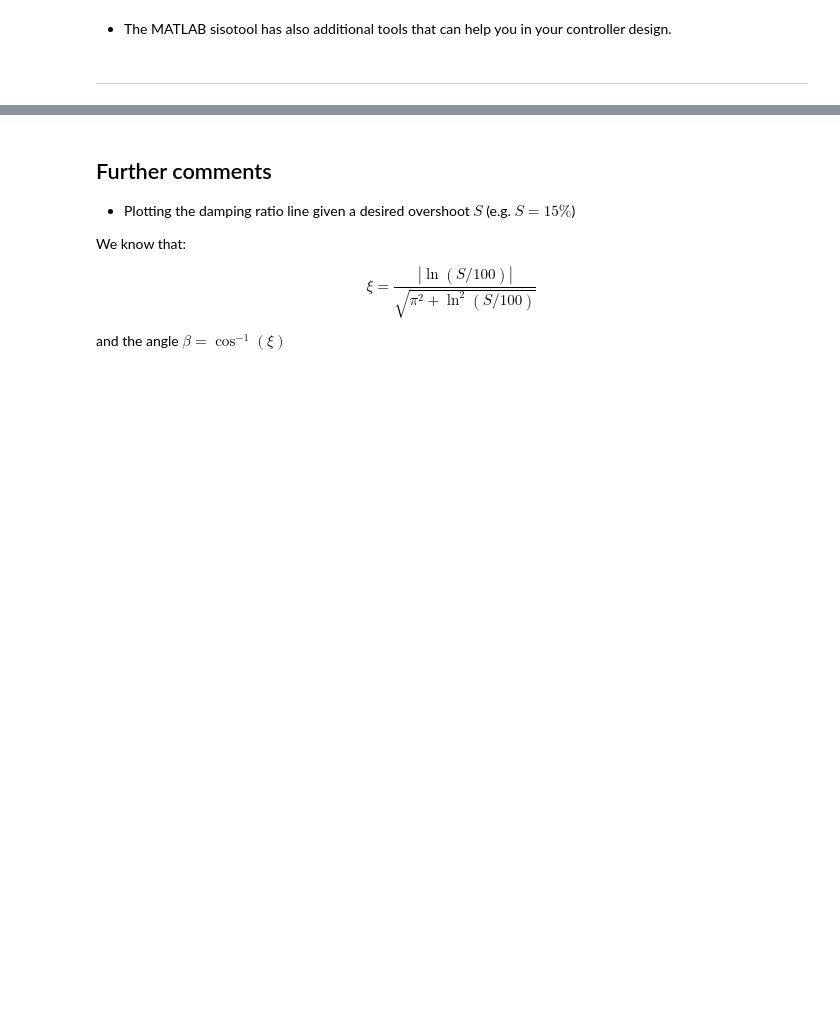
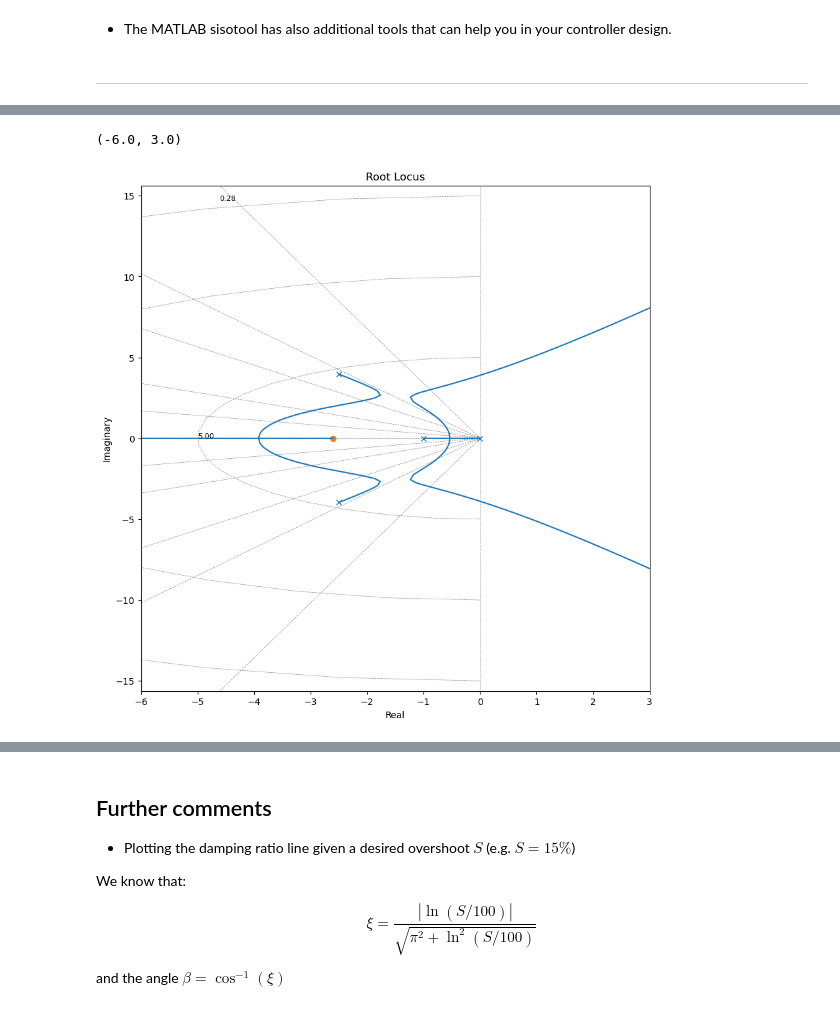
Before and after one commit to andreamunafo/feedback_control, a Jupyter notebook: nbs/14_Root_locus.ipynb, the cells around one changed output, grey strips where cells are left out. Drawn from its saved outputs; the diff is of its cells as text; code cells hidden in the pictures; blank space fills up the shorter version.

```diff
--- a/nbs/14_Root_locus.ipynb
+++ b/nbs/14_Root_locus.ipynb
@@ -860,0 +1348,7 @@ control.rlocus(GH);
+# %%
+fig, axs = plt.subplots(1,1,figsize=(10, 10))
+control.rlocus(GH);
+axs.set_xlim((-6,3))
+# %% [output]
+(-6.0, 3.0)
+[figure, added]
```
Also changed, not shown: parts of 74 cells of this notebook, 19 other files.
